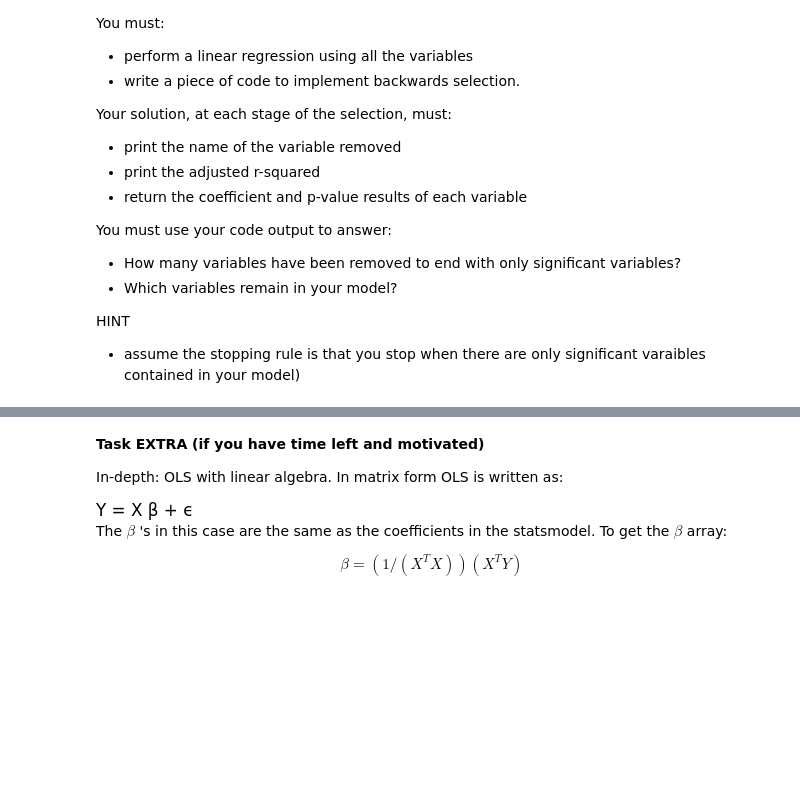
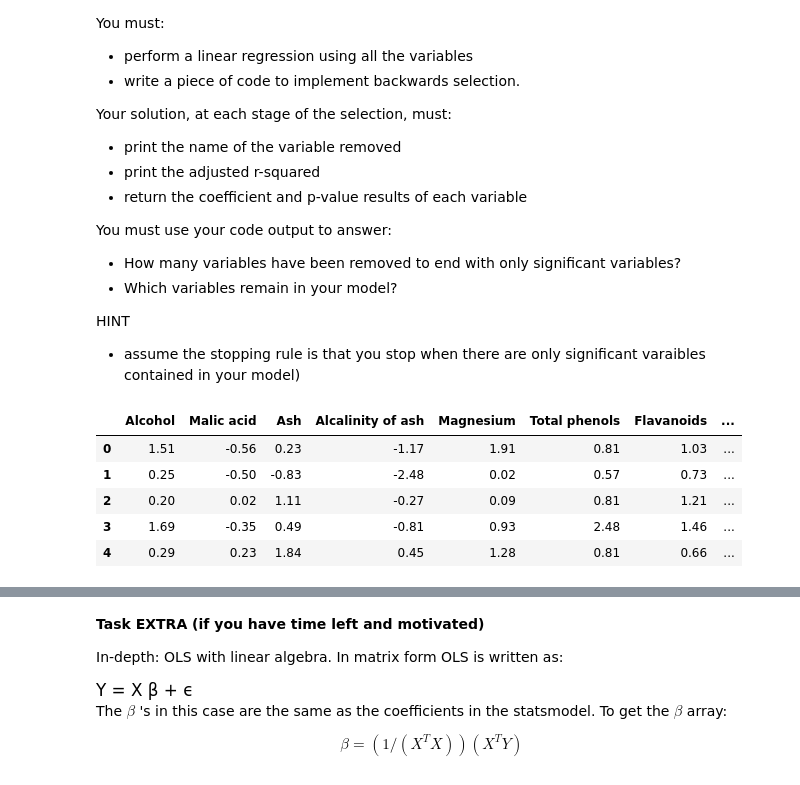
Before and after one commit to someia2026/Machine_Learning_Data_Mining, a Jupyter notebook: 01ClassicLinearRegression.ipynb, the cells around one changed output, grey strips where cells are left out. Cells and saved outputs as stored; diff of their text form; code cells hidden in the pictures; blank space fills up the shorter version.

```diff
--- a/01ClassicLinearRegression.ipynb
+++ b/01ClassicLinearRegression.ipynb
@@ -984,0 +976,11 @@ HINT
+# %%
+#### your solution here
+wine = pd.read_csv('./data/wine.csv', usecols=[1,2,3,4,5,6,7,8,9,10,11,12,13,])
+wine.head()
+# %% [output]
+|  | Alcohol | Malic acid | Ash | Alcalinity of ash | Magnesium | Total phenols | Flavanoids | ... |
+| 0 | 1.51 | -0.56 | 0.23 | -1.17 | 1.91 | 0.81 | 1.03 | ... |
+| 1 | 0.25 | -0.50 | -0.83 | -2.48 | 0.02 | 0.57 | 0.73 | ... |
+| 2 | 0.20 | 0.02 | 1.11 | -0.27 | 0.09 | 0.81 | 1.21 | ... |
+| 3 | 1.69 | -0.35 | 0.49 | -0.81 | 0.93 | 2.48 | 1.46 | ... |
+| 4 | 0.29 | 0.23 | 1.84 | 0.45 | 1.28 | 0.81 | 0.66 | ... |
```
Also changed, not shown: parts of 6 cells of this notebook, 1 other file.
